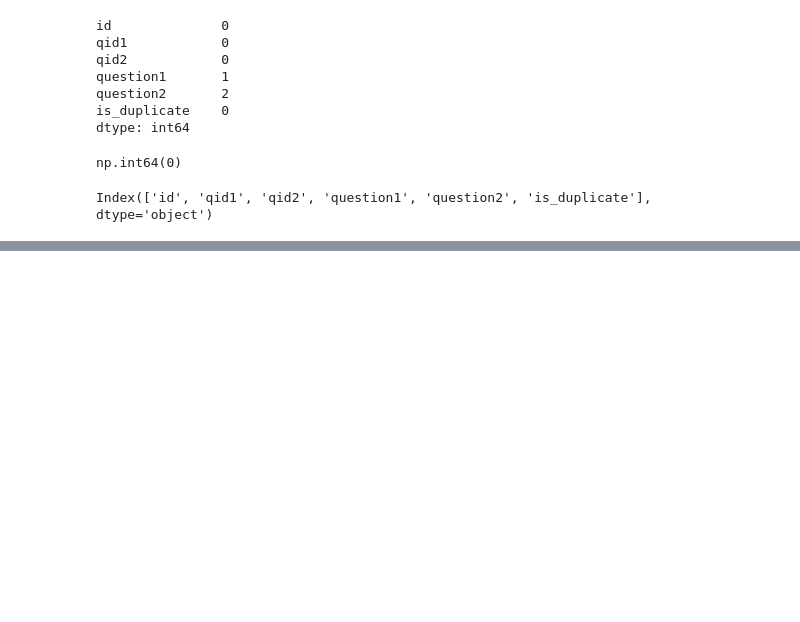
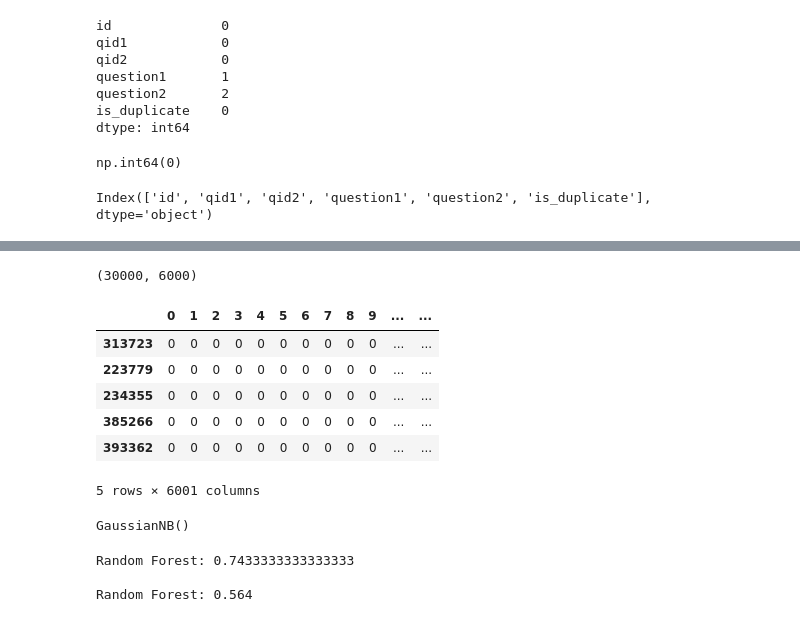
Before and after one commit to debjit11/Quora-Duplicate-Question-Detection, a Jupyter notebook: main.ipynb, the cells around one changed output, grey strips where cells are left out. Drawn from its saved outputs; the diff is of its cells as text; code cells hidden in the pictures; blank space fills up the shorter version.

```diff
--- a/main.ipynb
+++ b/main.ipynb
@@ -67,0 +62,2 @@ Name: question1, Length: 404290, dtype: object
+# %%
+ques_df = new_df[["question1","question2"]]
@@ -67,0 +80,5 @@ Name: question1, Length: 404290, dtype: object
+# %%
+question = list(ques_df["question1"]) + list(ques_df["question2"])
+cv = CountVectorizer(max_features=3000)
+tf_idf = TfidfVectorizer(max_features=3000)
+q1_arr,q2_arr = np.vsplit(cv.fit_transform(question).toarray(),2)
@@ -67,0 +95,19 @@ Name: question1, Length: 404290, dtype: object
+# %%
+df1 = pd.DataFrame(q1_arr,index=ques_df.index)
+df2 = pd.DataFrame(q2_arr,index=ques_df.index)
+final_df = pd.concat([df1, df2], axis=1)
+final_df.shape
+# %% [output]
+(30000, 6000)
+# %%
+final_df["is_duplicate"] = new_df["is_duplicate"]
+# %%
+final_df.head()
+# %% [output]
+|  | 0 | 1 | 2 | 3 | 4 | 5 | 6 | 7 | 8 | 9 | ... | ... |
+| 313723 | 0 | 0 | 0 | 0 | 0 | 0 | 0 | 0 | 0 | 0 | ... | ... |
+| 223779 | 0 | 0 | 0 | 0 | 0 | 0 | 0 | 0 | 0 | 0 | ... | ... |
+| 234355 | 0 | 0 | 0 | 0 | 0 | 0 | 0 | 0 | 0 | 0 | ... | ... |
+| 385266 | 0 | 0 | 0 | 0 | 0 | 0 | 0 | 0 | 0 | 0 | ... | ... |
+| 393362 | 0 | 0 | 0 | 0 | 0 | 0 | 0 | 0 | 0 | 0 | ... | ... |
+5 rows × 6001 columns
@@ -67,0 +127,15 @@ Name: question1, Length: 404290, dtype: object
+# %%
+RF.fit(x_train,y_train)
+GNB.fit(x_train,y_train)
+# %% [output]
+GaussianNB()
+# %%
+y_pred_rf = RF.predict(x_test)
+y_pred_gnb =GNB.predict(x_test)
+print("Random Forest:",accuracy_score(y_test,y_pred_rf))
+print(" ")
+print("Random Forest:",accuracy_score(y_test,y_pred_gnb))
+# %% [output]
+Random Forest: 0.7433333333333333
+
+Random Forest: 0.564
```
Also changed, not shown: parts of 8 cells of this notebook.
